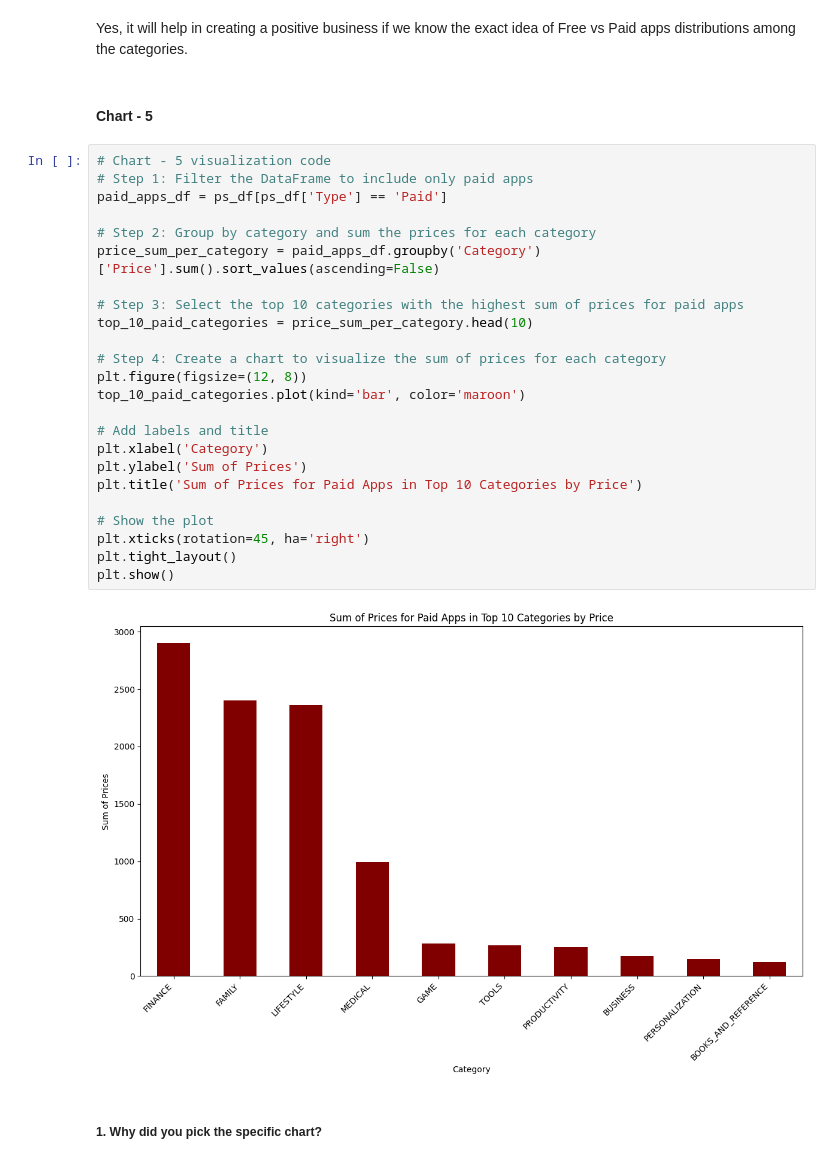
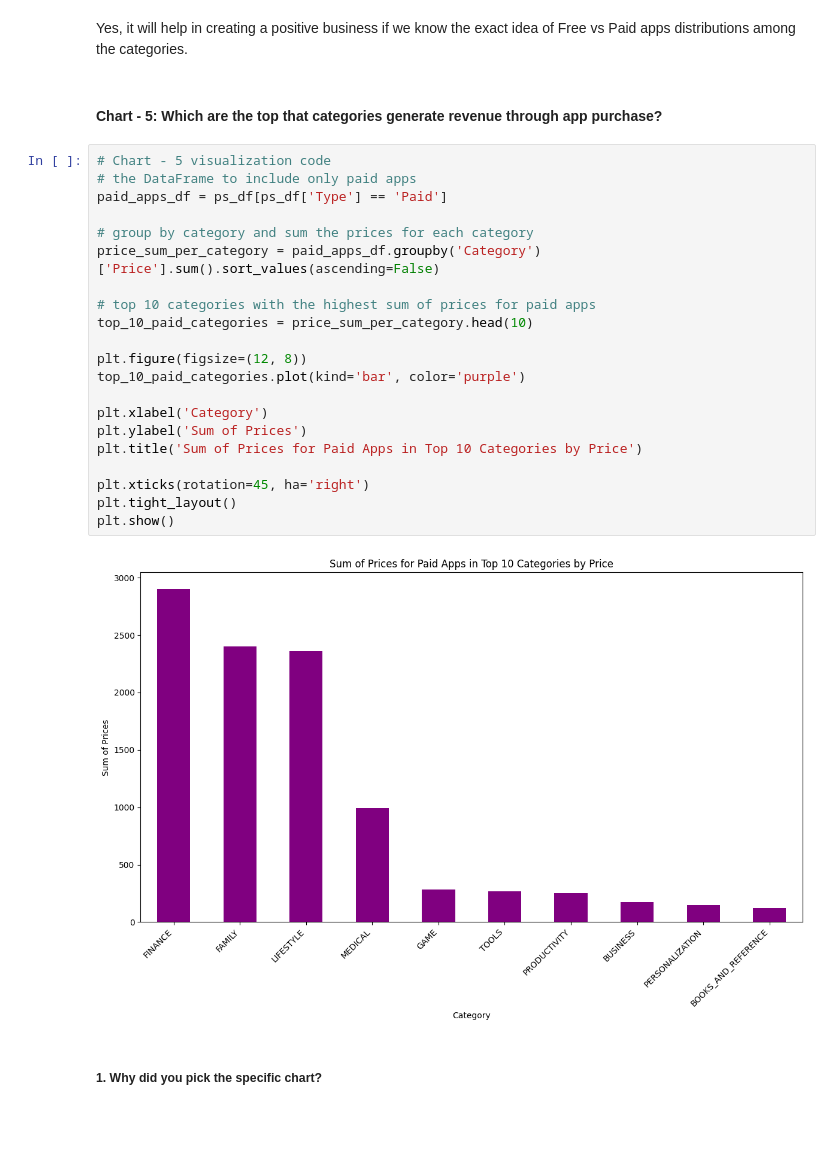
Before and after one commit to gawandegaurav60/Play-Store-Review-Analysis-EDA, a Jupyter notebook: Play_Store_App_Review_Exploratory_Data_Analysis.ipynb, the cells around one changed output. Saved outputs shown, nothing was run; the diff lists cells and outputs as text; blank space fills up the shorter version.

```diff
--- a/Play_Store_App_Review_Exploratory_Data_Analysis.ipynb
+++ b/Play_Store_App_Review_Exploratory_Data_Analysis.ipynb
@@ -813,34 +829,31 @@ As clearly seen from the plot the paid apps have a very small no of installs acr
 Are there any insights that lead to negative growth? Justify with specific reason.
 # %% [markdown]
 Yes, it will help in creating a positive business if we know the exact idea of Free vs Paid apps distributions among the categories.
-# %% [markdown]
-#### Chart - 5
+# %% [markdown]
+#### Chart - 5: Which are the top that categories generate revenue through app purchase?
 # %%
 # Chart - 5 visualization code
-# Step 1: Filter the DataFrame to include only paid apps
+# the DataFrame to include only paid apps
 paid_apps_df = ps_df[ps_df['Type'] == 'Paid']
 
-# Step 2: Group by category and sum the prices for each category
+# group by category and sum the prices for each category
 price_sum_per_category = paid_apps_df.groupby('Category')['Price'].sum().sort_values(ascending=False)
 
-# Step 3: Select the top 10 categories with the highest sum of prices for paid apps
+# top 10 categories with the highest sum of prices for paid apps
 top_10_paid_categories = price_sum_per_category.head(10)
 
-# Step 4: Create a chart to visualize the sum of prices for each category
 plt.figure(figsize=(12, 8))
-top_10_paid_categories.plot(kind='bar', color='maroon')
+top_10_paid_categories.plot(kind='bar', color='purple')
 
-# Add labels and title
 plt.xlabel('Category')
 plt.ylabel('Sum of Prices')
 plt.title('Sum of Prices for Paid Apps in Top 10 Categories by Price')
 
-# Show the plot
 plt.xticks(rotation=45, ha='right')
 plt.tight_layout()
 plt.show()
 # %% [output]
-[figure, old version]
+[figure, new version]
 # %% [markdown]
 ##### 1. Why did you pick the specific chart?
 # %% [markdown]
```
Also changed, not shown: parts of 43 cells of this notebook.
